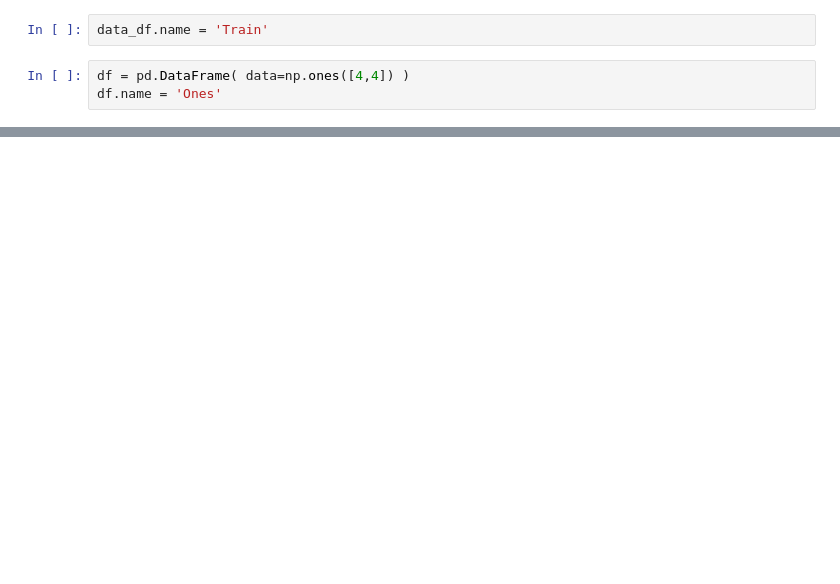
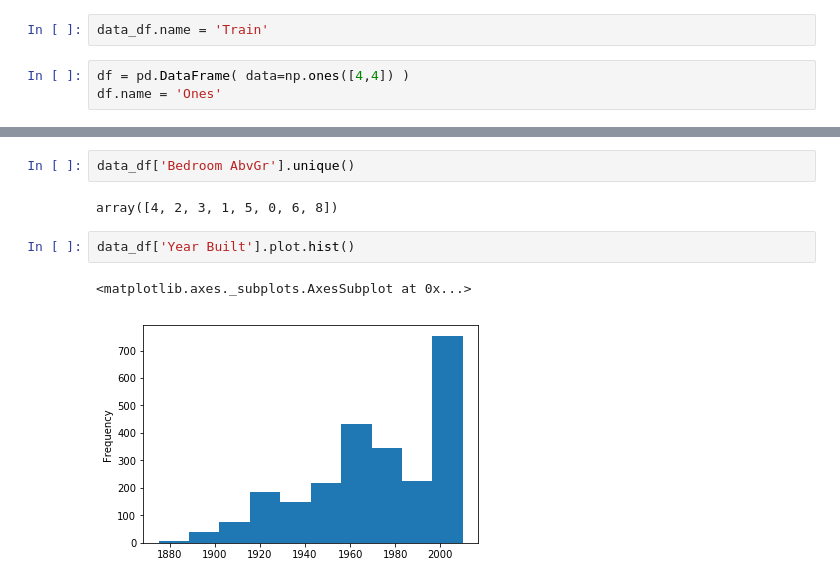
Before and after one commit to xnicolovici/machine_learning, a Jupyter notebook: notebooks/Course No 3/09. Course project/03. Part 2 - House prices/Untitled.ipynb, the cells around one changed output, grey strips where cells are left out. Cells and saved outputs as stored; diff of their text form; blank space fills up the shorter version.

```diff
--- a/notebooks/Course No 3/09. Course project/03. Part 2 - House prices/Untitled.ipynb
+++ b/notebooks/Course No 3/09. Course project/03. Part 2 - House prices/Untitled.ipynb
@@ -145,0 +124,9 @@ memory usage: 208.0 bytes
+# %%
+data_df['Bedroom AbvGr'].unique()
+# %% [output]
+array([4, 2, 3, 1, 5, 0, 6, 8])
+# %%
+data_df['Year Built'].plot.hist()
+# %% [output]
+<matplotlib.axes._subplots.AxesSubplot at 0x...>
+[figure, added]
```
Also changed, not shown: parts of 13 cells of this notebook, 1 other file.
